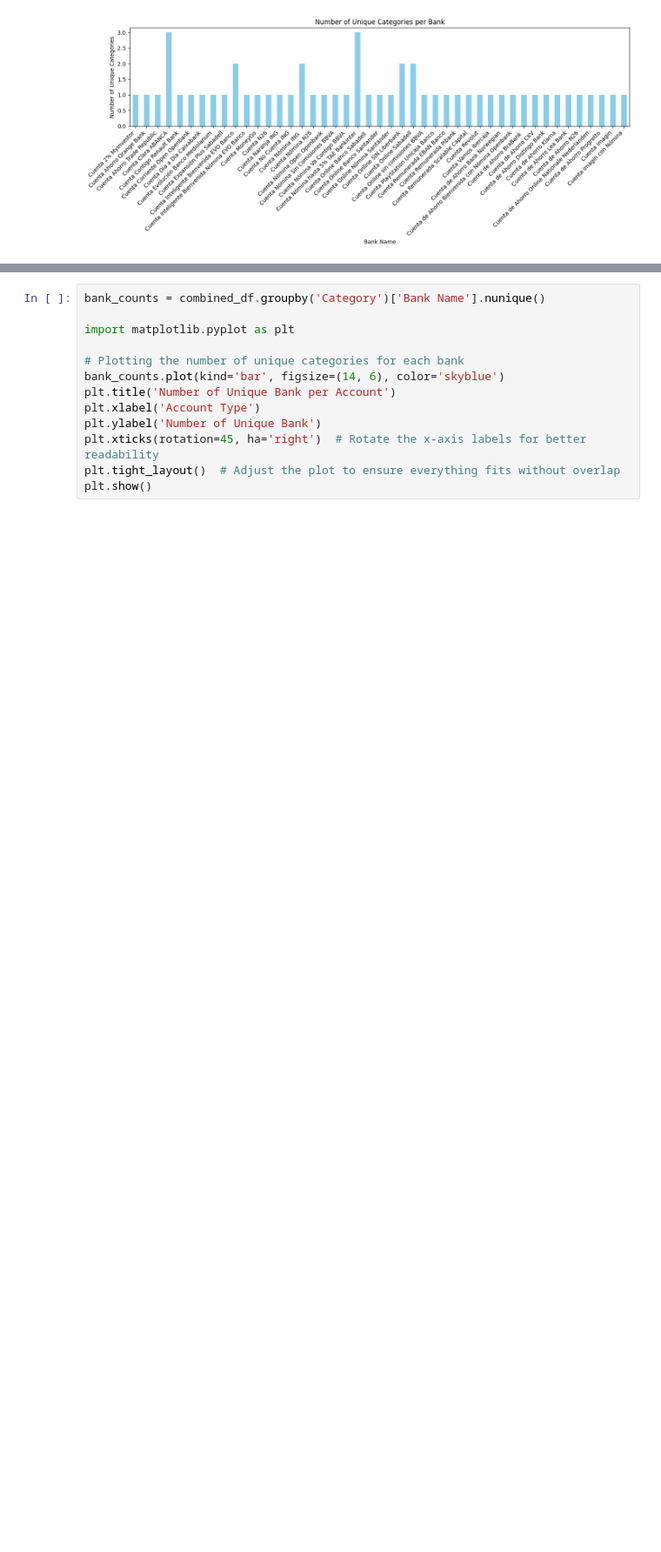
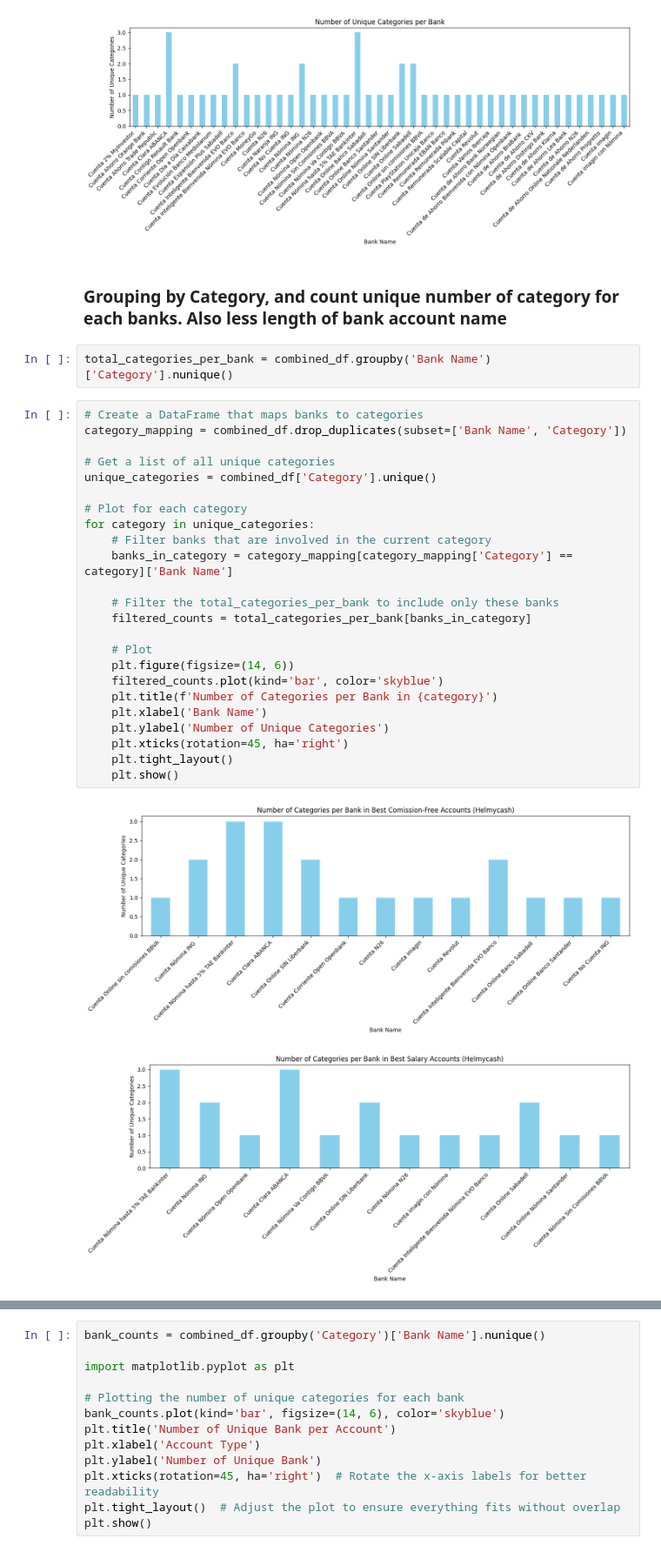
Before and after one commit to agbennett-bse/deloitte_digital_banking, a Jupyter notebook: deloitte_digital_banking/rank-position.ipynb, the cells around one changed output, grey strips where cells are left out. Shown at 87% size. Cells and saved outputs as stored; diff of their text form; blank space fills up the shorter version.

```diff
--- a/deloitte_digital_banking/rank-position.ipynb
+++ b/deloitte_digital_banking/rank-position.ipynb
@@ -120,3 +120,34 @@ plt.tight_layout()  # Adjust the plot to ensure everything fits without overlap
 plt.show()
 # %% [output]
 [figure]
+# %% [markdown]
+### Grouping by Category, and count unique number of category for each banks. Also less length of bank account name
+# %%
+total_categories_per_bank = combined_df.groupby('Bank Name')['Category'].nunique()
+# %%
+# Create a DataFrame that maps banks to categories
+category_mapping = combined_df.drop_duplicates(subset=['Bank Name', 'Category'])
+
+# Get a list of all unique categories
+unique_categories = combined_df['Category'].unique()
+
+# Plot for each category
+for category in unique_categories:
+    # Filter banks that are involved in the current category
+    banks_in_category = category_mapping[category_mapping['Category'] == category]['Bank Name']
+
+    # Filter the total_categories_per_bank to include only these banks
+    filtered_counts = total_categories_per_bank[banks_in_category]
+
+    # Plot
+    plt.figure(figsize=(14, 6))
+    filtered_counts.plot(kind='bar', color='skyblue')
+    plt.title(f'Number of Categories per Bank in {category}')
+    plt.xlabel('Bank Name')
+    plt.ylabel('Number of Unique Categories')
+    plt.xticks(rotation=45, ha='right')
+    plt.tight_layout()
+    plt.show()
+# %% [output]
+[figure, added]
+[figure, added]
```
Also changed, not shown: parts of 3 cells of this notebook.
